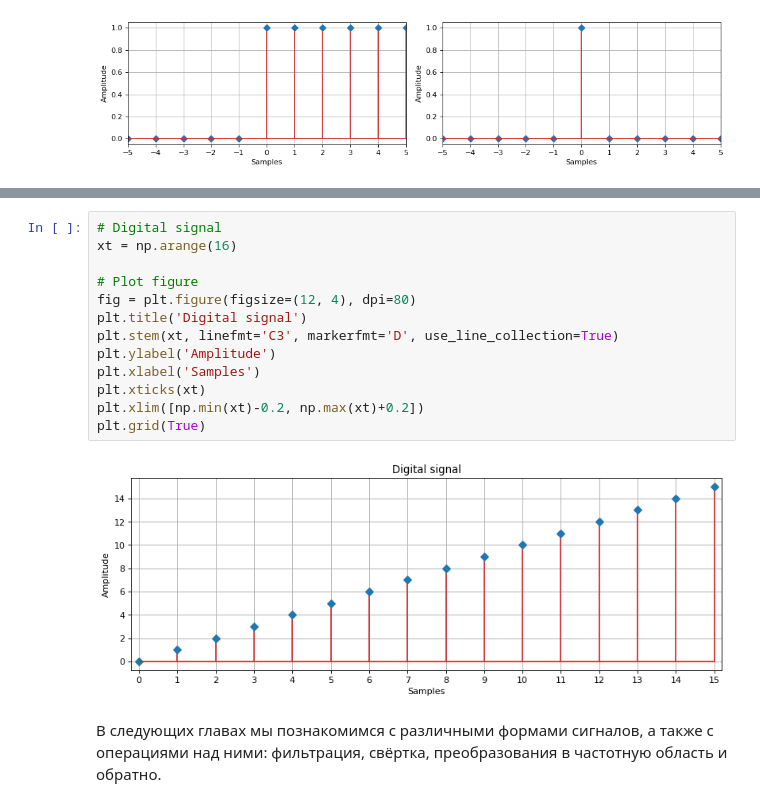
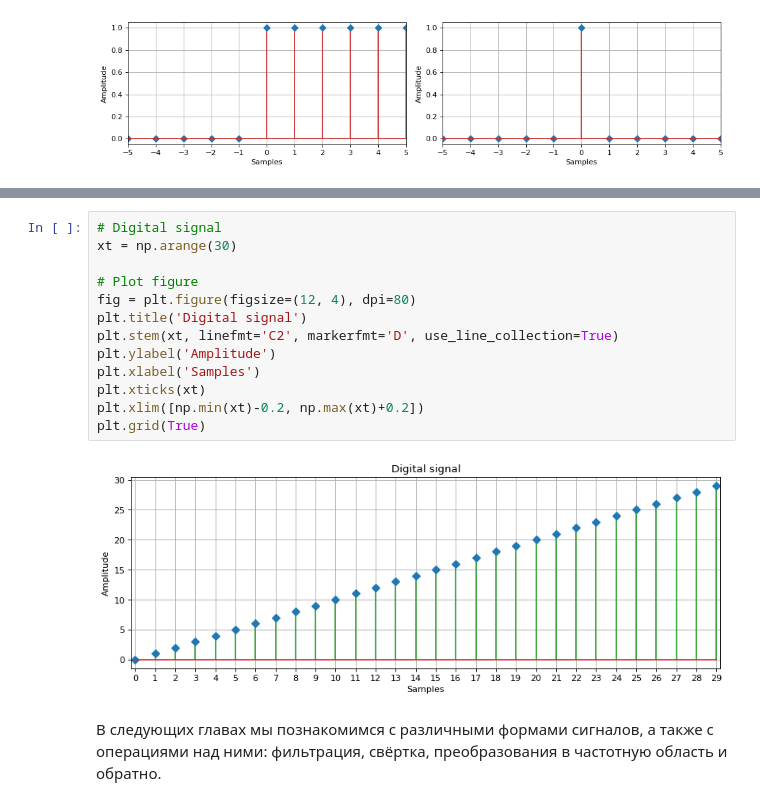
Before and after one commit to hukenovs/dsp-theory, a Jupyter notebook: src/dsp_theory_1_signals.ipynb, the cells around one changed output, grey strips where cells are left out. Cells and saved outputs as stored; diff of their text form.

```diff
--- a/src/dsp_theory_1_signals.ipynb
+++ b/src/dsp_theory_1_signals.ipynb
@@ -323,18 +319,18 @@ $X(z) = 1 + 2z^{-1} + 3z^{-2} + 4z^{-3} + 5z^{-4}$.
 $X(z) = 1 + z^{-1} + z^{-2} + z^{-3} + z^{-4} + ... = \frac{1}{(1-z^{-1})}$.
 # %%
 # Digital signal
-xt = np.arange(16)
+xt = np.arange(30)
 
 # Plot figure
 fig = plt.figure(figsize=(12, 4), dpi=80)
 plt.title('Digital signal')
-plt.stem(xt, linefmt='C3', markerfmt='D', use_line_collection=True)
+plt.stem(xt, linefmt='C2', markerfmt='D', use_line_collection=True)
 plt.ylabel('Amplitude')
 plt.xlabel('Samples')
 plt.xticks(xt)
 plt.xlim([np.min(xt)-0.2, np.max(xt)+0.2])
 plt.grid(True)
 # %% [output]
-[figure, old version]
+[figure, new version]
 # %% [markdown]
 В следующих главах мы познакомимся с различными формами сигналов, а также с операциями над ними: фильтрация, свёртка, преобразования в частотную область и обратно.
```
Also changed, not shown: parts of 5 cells of this notebook, 1 other file.
